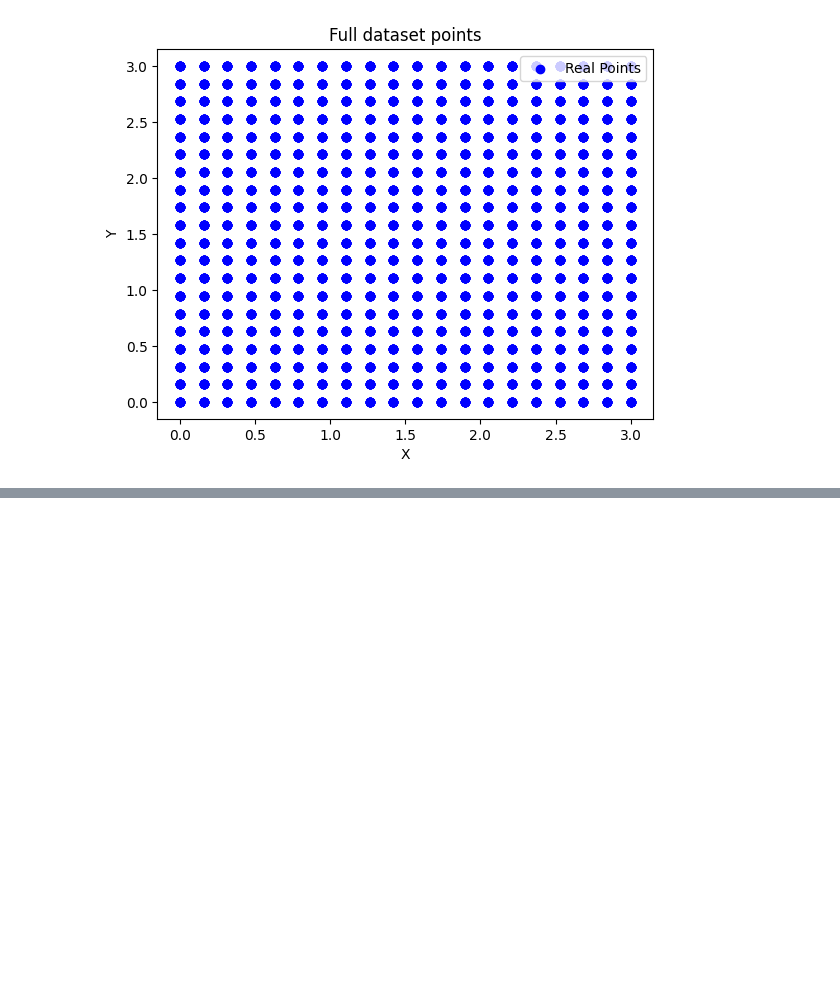
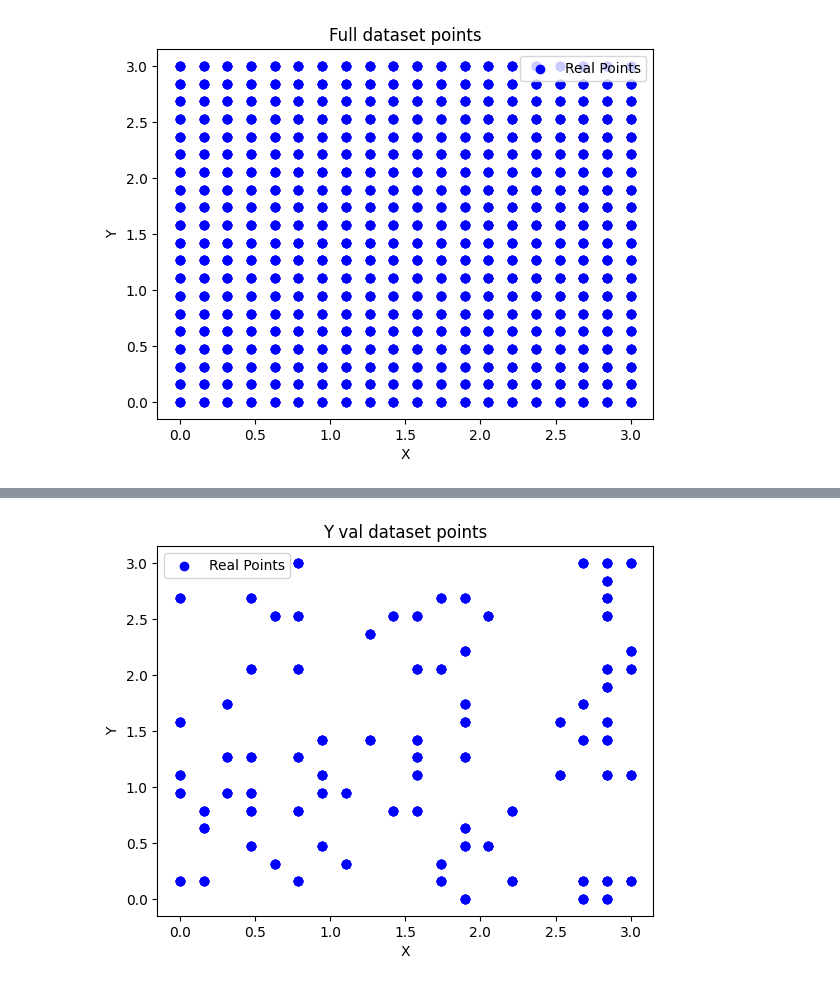
Before and after one commit to RRocha21/Dissertation, a Jupyter notebook: test3.ipynb, the cells around one changed output, grey strips where cells are left out. Cells and saved outputs as stored; diff of their text form; code cells hidden in the pictures; blank space fills up the shorter version.

```diff
--- a/test3.ipynb
+++ b/test3.ipynb
@@ -167,3 +185,22 @@ plt.show()
+# %%
+plt.scatter(Y_val[:,0], Y_val[:,1], color='blue', label='Real Points')
+
+# # Set the x-axis label to "X"
+plt.xlabel('X')
+
+# # Set the y-axis label to "Y"
+plt.ylabel('Y')
+
+# # Set the title of the plot to "Real vs Predicted Points"
+plt.title('Y val dataset points')
+
+# # Add a legend to the plot
+plt.legend()
+
+# Show the plot
+plt.show()
+# %% [output]
+[figure, added]
 # %%
 plt.scatter(Y_test[:,0], Y_test[:,1], color='blue', label='Real Points')
 
```
Also changed, not shown: parts of 11 cells of this notebook, 4 other files.
